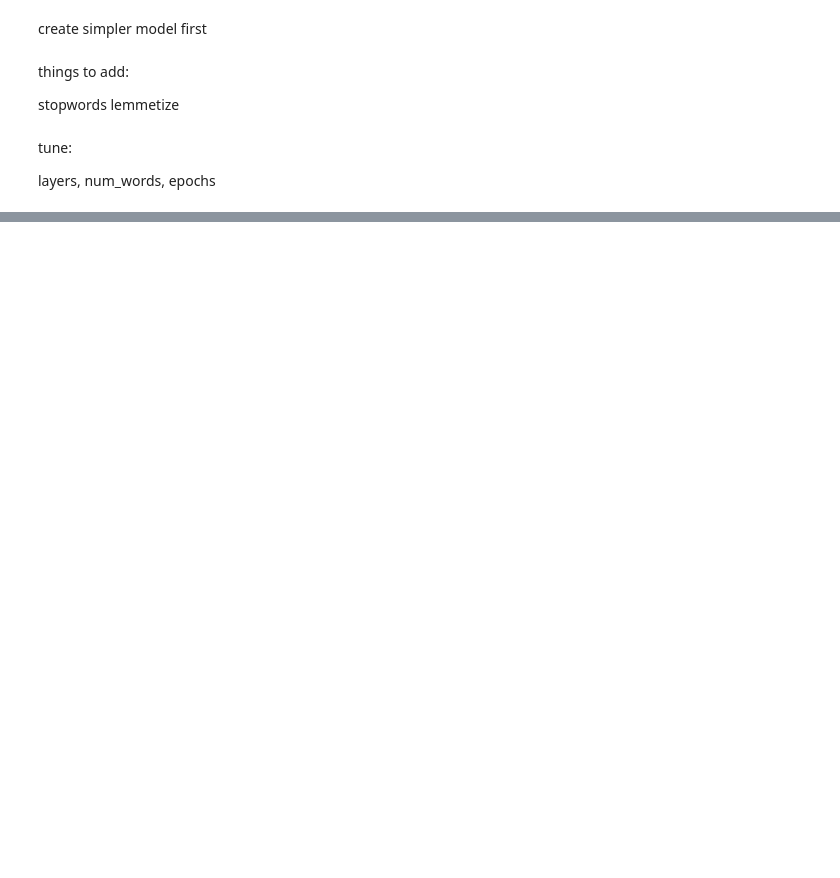
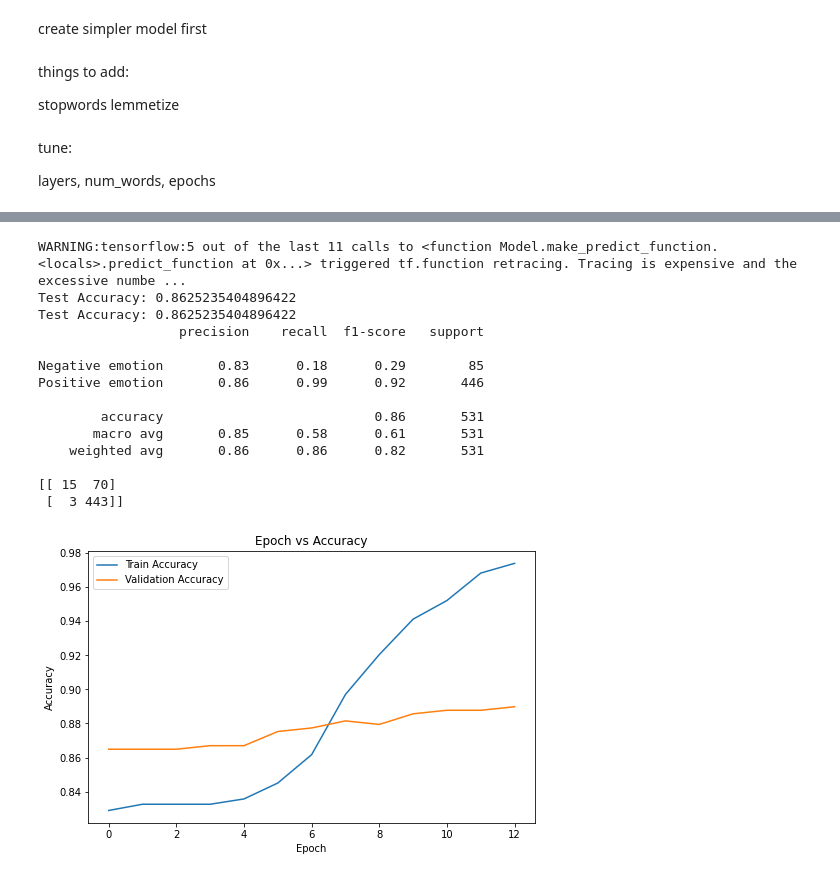
Before and after one commit to MattLeRoi/nlp_product_sentiment_project, a Jupyter notebook: index_pipeline.ipynb, the cells around one changed output, grey strips where cells are left out. Drawn from its saved outputs; the diff is of its cells as text; code cells hidden in the pictures; blank space fills up the shorter version.

```diff
--- a/index_pipeline.ipynb
+++ b/index_pipeline.ipynb
@@ -399,2 +395,5 @@ array([[0., 1., 0., ..., 0., 0., 0.],
 # %%
 # REGEX code for 3+ characters:    r"(?u)\w{3,}"
+# %%
+X_train_full, X_test, y_train_full, y_test = train_test_split(pos_neg_tweets,pos_neg_sentiment, test_size=0.15, random_state=42, stratify=pos_neg_sentiment)
+# X_train, X_val, y_train, y_val = train_test_split(X_train_full, y_train_full, test_size=0.2, random_state=42, stratify=y_train_full)
@@ -400,0 +702,18 @@ array([[0., 1., 0., ..., 0., 0., 0.],
+# %%
+run_pipe(X_train,y_train, num_words=1000, num_epochs=50, remove_stopwords=False)
+# %% [output]
+WARNING:tensorflow:5 out of the last 11 calls to <function Model.make_predict_function.<locals>.predict_function at 0x...> triggered tf.function retracing. Tracing is expensive and the excessive numbe ...
+Test Accuracy: 0.8625235404896422
+Test Accuracy: 0.8625235404896422
+                  precision    recall  f1-score   support
+
+Negative emotion       0.83      0.18      0.29        85
+Positive emotion       0.86      0.99      0.92       446
+
+        accuracy                           0.86       531
+       macro avg       0.85      0.58      0.61       531
+    weighted avg       0.86      0.86      0.82       531
+
+[[ 15  70]
+ [  3 443]]
+[figure, added]
```
Also changed, not shown: parts of 17 cells of this notebook.
